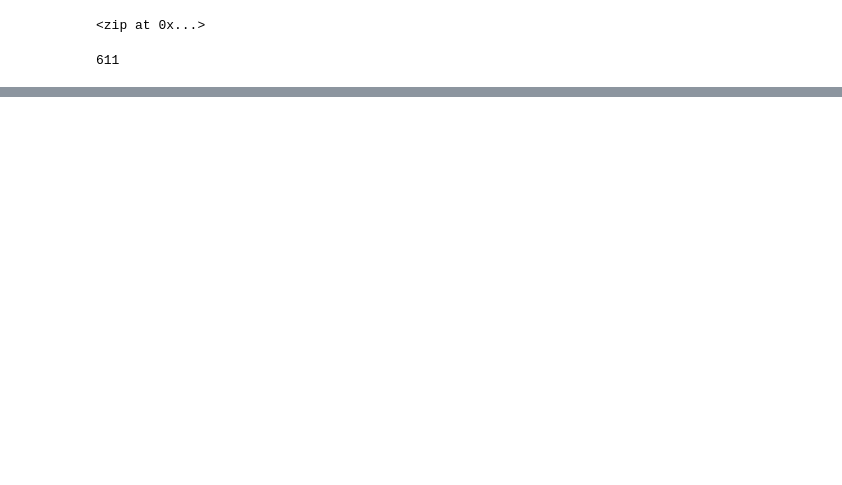
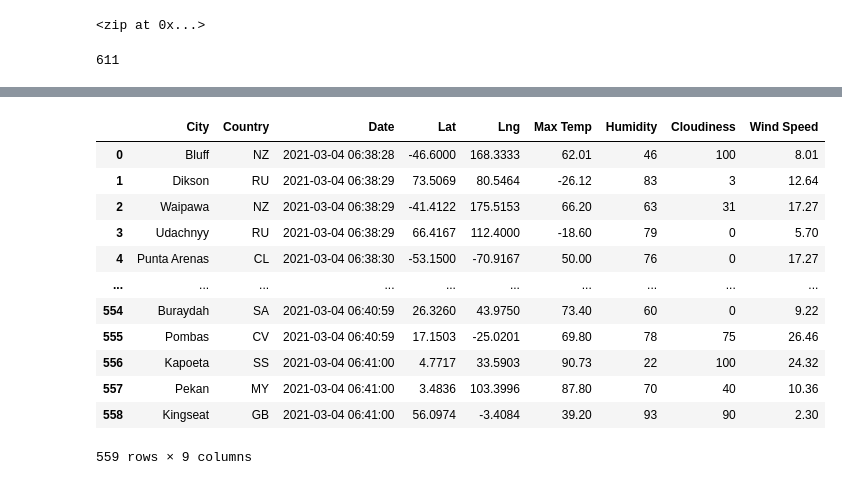
Before and after one commit to NCarr2021/World_Weather_Analysis, a Jupyter notebook: WeatherPy.ipynb, the cells around one changed output, grey strips where cells are left out. Saved outputs shown, nothing was run; the diff lists cells and outputs as text; code cells hidden in the pictures; blank space fills up the shorter version.

```diff
--- a/WeatherPy.ipynb
+++ b/WeatherPy.ipynb
@@ -33,0 +43,4 @@ len(cities)
+# %%
+# Starting URL for Weather Map API Call.
+url = "http://api.openweathermap.org/data/2.5/weather?units=Imperial&APPID=" + weather_api_key
+print(url)
@@ -33,0 +132,4 @@ len(cities)
+# %%
+# Convert the array of dictionaries to a Pandas DataFrame.
+city_data_df = pd.DataFrame(city_data)
+city_data_df.head(10)
@@ -33,0 +148,20 @@ len(cities)
+# %%
+# reorder the columns for the df
+new_column_order = ["City", "Country", "Date", "Lat", "Lng", "Max Temp", "Humidity", "Cloudiness", "Wind Speed"]
+city_weather_df = city_data_df[new_column_order]
+
+city_weather_df
+# %% [output]
+|  | City | Country | Date | Lat | Lng | Max Temp | Humidity | Cloudiness | Wind Speed |
+| 0 | Bluff | NZ | 2021-03-04 06:38:28 | -46.6000 | 168.3333 | 62.01 | 46 | 100 | 8.01 |
+| 1 | Dikson | RU | 2021-03-04 06:38:29 | 73.5069 | 80.5464 | -26.12 | 83 | 3 | 12.64 |
+| 2 | Waipawa | NZ | 2021-03-04 06:38:29 | -41.4122 | 175.5153 | 66.20 | 63 | 31 | 17.27 |
+| 3 | Udachnyy | RU | 2021-03-04 06:38:29 | 66.4167 | 112.4000 | -18.60 | 79 | 0 | 5.70 |
+| 4 | Punta Arenas | CL | 2021-03-04 06:38:30 | -53.1500 | -70.9167 | 50.00 | 76 | 0 | 17.27 |
+| ... | ... | ... | ... | ... | ... | ... | ... | ... | ... |
+| 554 | Buraydah | SA | 2021-03-04 06:40:59 | 26.3260 | 43.9750 | 73.40 | 60 | 0 | 9.22 |
+| 555 | Pombas | CV | 2021-03-04 06:40:59 | 17.1503 | -25.0201 | 69.80 | 78 | 75 | 26.46 |
+| 556 | Kapoeta | SS | 2021-03-04 06:41:00 | 4.7717 | 33.5903 | 90.73 | 22 | 100 | 24.32 |
+| 557 | Pekan | MY | 2021-03-04 06:41:00 | 3.4836 | 103.3996 | 87.80 | 70 | 40 | 10.36 |
+| 558 | Kingseat | GB | 2021-03-04 06:41:00 | 56.0974 | -3.4084 | 39.20 | 93 | 90 | 2.30 |
+559 rows × 9 columns
```
Also changed, not shown: parts of 7 cells of this notebook, 2 other files.
